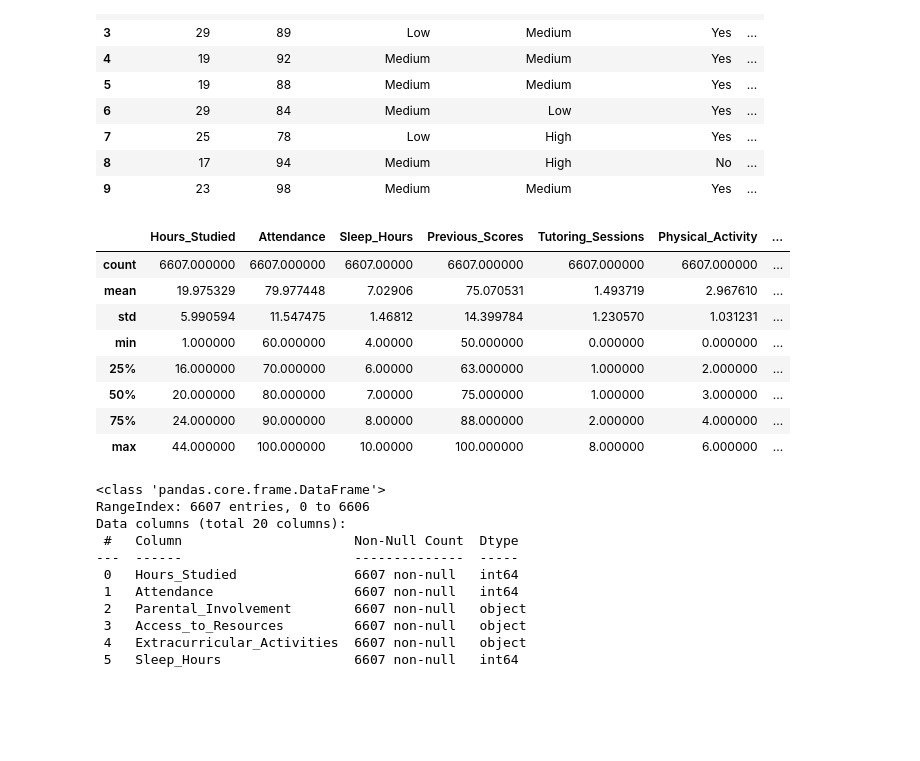
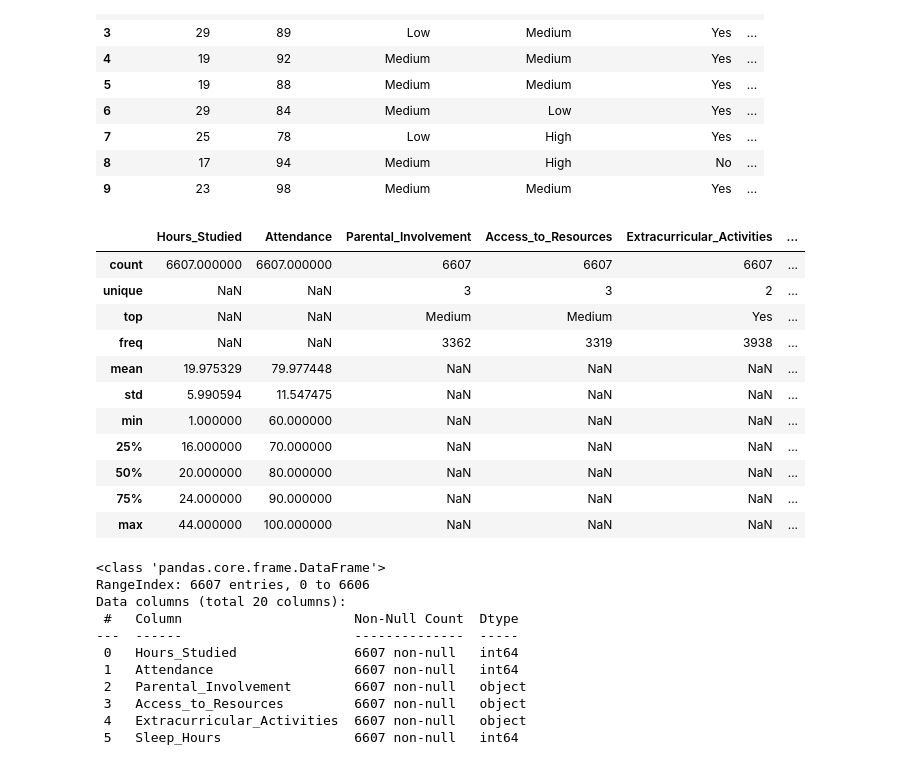
Before and after one commit to AugustinO28/Projet_Data_GR3-main, a Jupyter notebook: Scripts/EDA.ipynb, the cells around one changed output. Saved outputs shown, nothing was run; the diff lists cells and outputs as text; code cells hidden in the pictures; blank space fills up the shorter version.

```diff
--- a/Scripts/EDA.ipynb
+++ b/Scripts/EDA.ipynb
@@ -16,8 +16,8 @@ warnings.filterwarnings('ignore')
 # %% [markdown]
 # Reading Data From Dataset
 # %%
-std = pd.read_csv("/kaggle/input/performance-trends-in-education/StudentPerformanceFactors.csv")
-std
+df = pd.read_csv("../Data/Dataset_Student_performance.csv")
+df
 # %% [output]
 |  | Hours_Studied | Attendance | Parental_Involvement | Access_to_Resources | Extracurricular_Activities | ... |
 | 0 | 23 | 84 | Low | High | No | ... |
@@ -51,16 +51,19 @@ std.head(10)
 | 9 | 23 | 98 | Medium | Medium | Yes | ... |
 # %%
 # Describing the dataset
-std.describe()
+df.describe(include='all')
 # %% [output]
-|  | Hours_Studied | Attendance | Sleep_Hours | Previous_Scores | Tutoring_Sessions | Physical_Activity | ... |
-| count | 6607.000000 | 6607.000000 | 6607.00000 | 6607.000000 | 6607.000000 | 6607.000000 | ... |
-| mean | 19.975329 | 79.977448 | 7.02906 | 75.070531 | 1.493719 | 2.967610 | ... |
-| std | 5.990594 | 11.547475 | 1.46812 | 14.399784 | 1.230570 | 1.031231 | ... |
-| min | 1.000000 | 60.000000 | 4.00000 | 50.000000 | 0.000000 | 0.000000 | ... |
-| 25% | 16.000000 | 70.000000 | 6.00000 | 63.000000 | 1.000000 | 2.000000 | ... |
-| 50% | 20.000000 | 80.000000 | 7.00000 | 75.000000 | 1.000000 | 3.000000 | ... |
-| 75% | 24.000000 | 90.000000 | 8.00000 | 88.000000 | 2.000000 | 4.000000 | ... |
-| max | 44.000000 | 100.000000 | 10.00000 | 100.000000 | 8.000000 | 6.000000 | ... |
+|  | Hours_Studied | Attendance | Parental_Involvement | Access_to_Resources | Extracurricular_Activities | ... |
+| count | 6607.000000 | 6607.000000 | 6607 | 6607 | 6607 | ... |
+| unique | NaN | NaN | 3 | 3 | 2 | ... |
+| top | NaN | NaN | Medium | Medium | Yes | ... |
+| freq | NaN | NaN | 3362 | 3319 | 3938 | ... |
+| mean | 19.975329 | 79.977448 | NaN | NaN | NaN | ... |
+| std | 5.990594 | 11.547475 | NaN | NaN | NaN | ... |
+| min | 1.000000 | 60.000000 | NaN | NaN | NaN | ... |
+| 25% | 16.000000 | 70.000000 | NaN | NaN | NaN | ... |
+| 50% | 20.000000 | 80.000000 | NaN | NaN | NaN | ... |
+| 75% | 24.000000 | 90.000000 | NaN | NaN | NaN | ... |
+| max | 44.000000 | 100.000000 | NaN | NaN | NaN | ... |
 # %%
 # Displaying the information of dataset
```
Also changed, not shown: parts of 34 cells of this notebook.
